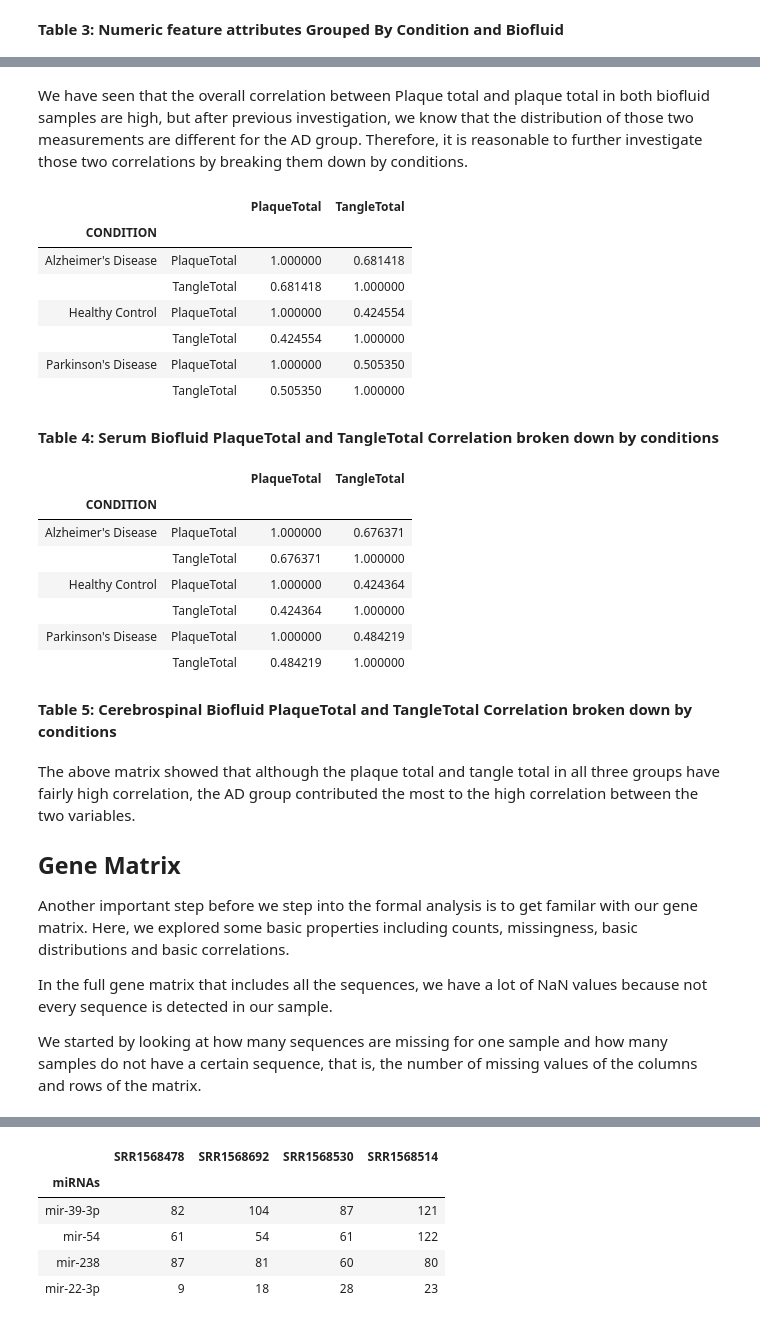
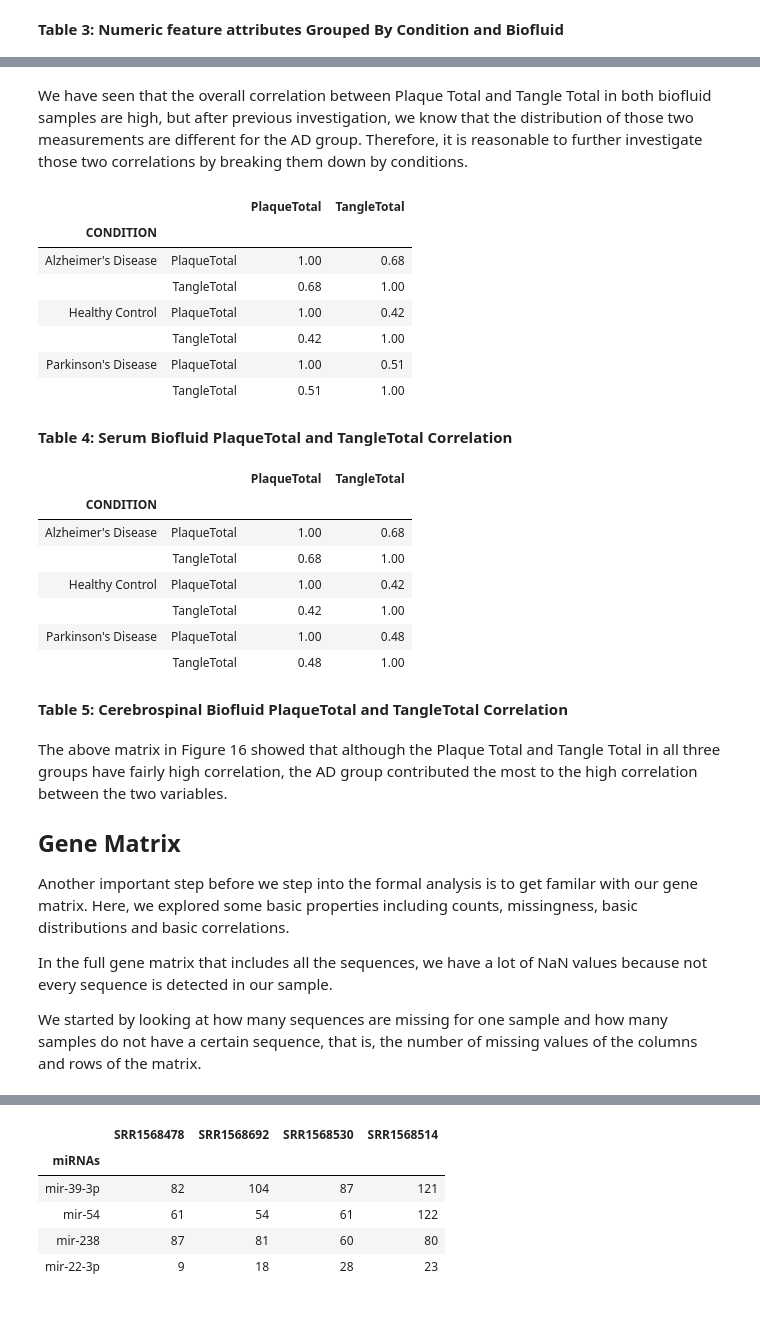
Before and after one commit to sksamra/DSC180B_B04_Capstone, a Jupyter notebook: notebooks/report.ipynb, the cells around one changed output, grey strips where cells are left out. Cells and saved outputs as stored; diff of their text form; code cells hidden in the pictures.

```diff
--- a/notebooks/report.ipynb
+++ b/notebooks/report.ipynb
@@ -456,35 +460,35 @@ Figure 17: Cerebrospinal Biofluid Heatmap Correlations.
 # %% [markdown]
-We have seen that the overall correlation between Plaque total and plaque total in both biofluid samples are high, but after previous investigation, we know that the distribution of those two measurements are different for the AD group. Therefore, it is reasonable to further investigate those two correlations by breaking them down by conditions.
+We have seen that the overall correlation between Plaque Total and Tangle Total in both biofluid samples are high, but after previous investigation, we know that the distribution of those two measurements are different for the AD group. Therefore, it is reasonable to further investigate those two correlations by breaking them down by conditions.
 # %%
-display(sra[sra.BIOFLUID=='Serum'].groupby('CONDITION')[['PlaqueTotal', 'TangleTotal']].corr())
-display(HTML("<b>Table "+str(tableNum)+": Serum Biofluid PlaqueTotal and TangleTotal Correlation broken down by conditions </b>"))
+display(sra[sra.BIOFLUID=='Serum'].groupby('CONDITION')[['PlaqueTotal', 'TangleTotal']].corr().round(2))
+display(HTML("<b>Table "+str(tableNum)+": Serum Biofluid PlaqueTotal and TangleTotal Correlation </b>"))
 tableNum += 1
 # %% [output]
 |  |  | PlaqueTotal | TangleTotal |
 | CONDITION |  |  |  |
-| Alzheimer's Disease | PlaqueTotal | 1.000000 | 0.681418 |
-|  | TangleTotal | 0.681418 | 1.000000 |
-| Healthy Control | PlaqueTotal | 1.000000 | 0.424554 |
-|  | TangleTotal | 0.424554 | 1.000000 |
-| Parkinson's Disease | PlaqueTotal | 1.000000 | 0.505350 |
-|  | TangleTotal | 0.505350 | 1.000000 |
+| Alzheimer's Disease | PlaqueTotal | 1.00 | 0.68 |
+|  | TangleTotal | 0.68 | 1.00 |
+| Healthy Control | PlaqueTotal | 1.00 | 0.42 |
+|  | TangleTotal | 0.42 | 1.00 |
+| Parkinson's Disease | PlaqueTotal | 1.00 | 0.51 |
+|  | TangleTotal | 0.51 | 1.00 |
-Table 4: Serum Biofluid PlaqueTotal and TangleTotal Correlation broken down by conditions
+Table 4: Serum Biofluid PlaqueTotal and TangleTotal Correlation
 # %%
-display(sra[sra.BIOFLUID=='Cerebrospinal fluid'].groupby('CONDITION')[['PlaqueTotal', 'TangleTotal']].corr())
-display(HTML("<b>Table "+str(tableNum)+": Cerebrospinal Biofluid PlaqueTotal and TangleTotal Correlation broken down by conditions </b>"))
+display(sra[sra.BIOFLUID=='Cerebrospinal fluid'].groupby('CONDITION')[['PlaqueTotal', 'TangleTotal']].corr().round(2))
+display(HTML("<b>Table "+str(tableNum)+": Cerebrospinal Biofluid PlaqueTotal and TangleTotal Correlation </b>"))
 tableNum += 1
 # %% [output]
 |  |  | PlaqueTotal | TangleTotal |
 | CONDITION |  |  |  |
-| Alzheimer's Disease | PlaqueTotal | 1.000000 | 0.676371 |
-|  | TangleTotal | 0.676371 | 1.000000 |
-| Healthy Control | PlaqueTotal | 1.000000 | 0.424364 |
-|  | TangleTotal | 0.424364 | 1.000000 |
-| Parkinson's Disease | PlaqueTotal | 1.000000 | 0.484219 |
-|  | TangleTotal | 0.484219 | 1.000000 |
+| Alzheimer's Disease | PlaqueTotal | 1.00 | 0.68 |
+|  | TangleTotal | 0.68 | 1.00 |
+| Healthy Control | PlaqueTotal | 1.00 | 0.42 |
+|  | TangleTotal | 0.42 | 1.00 |
+| Parkinson's Disease | PlaqueTotal | 1.00 | 0.48 |
+|  | TangleTotal | 0.48 | 1.00 |
-Table 5: Cerebrospinal Biofluid PlaqueTotal and TangleTotal Correlation broken down by conditions
+Table 5: Cerebrospinal Biofluid PlaqueTotal and TangleTotal Correlation
 # %% [markdown]
-The above matrix showed that although the plaque total and tangle total in all three groups have fairly high correlation, the AD group contributed the most to the high correlation between the two variables.
+The above matrix in Figure 16 showed that although the Plaque Total and Tangle Total in all three groups have fairly high correlation, the AD group contributed the most to the high correlation between the two variables.
 
 ## Gene Matrix
 
```
Also changed, not shown: parts of 56 cells of this notebook.
